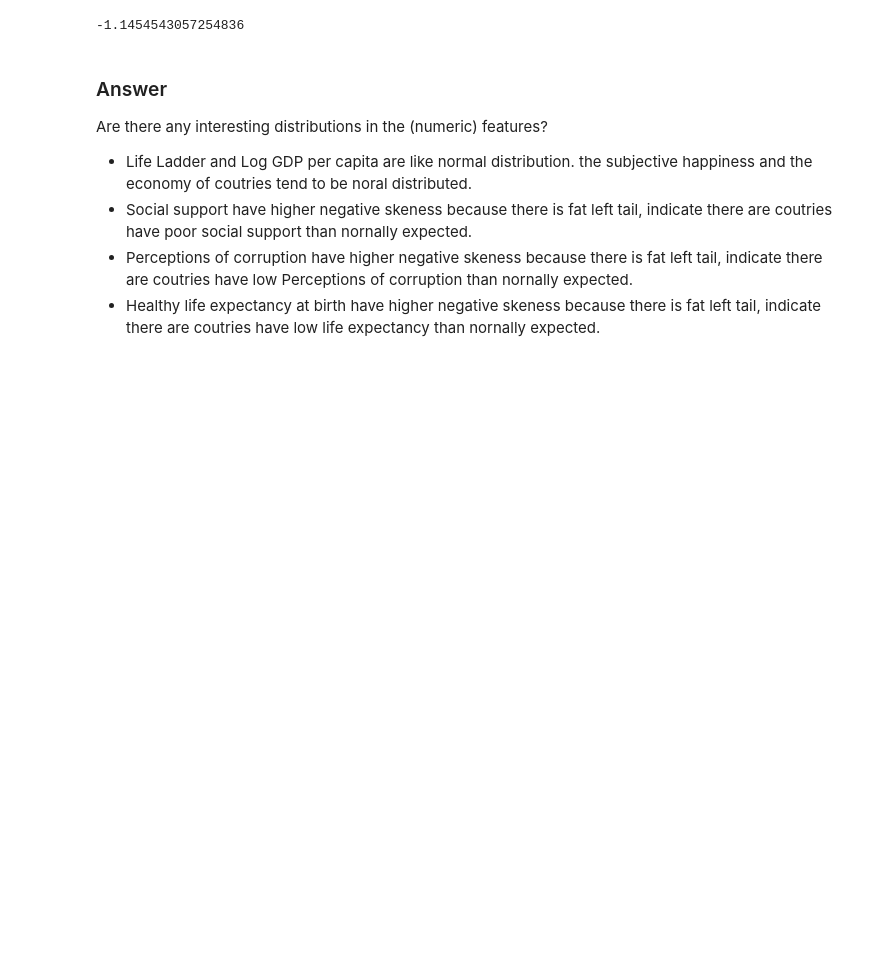
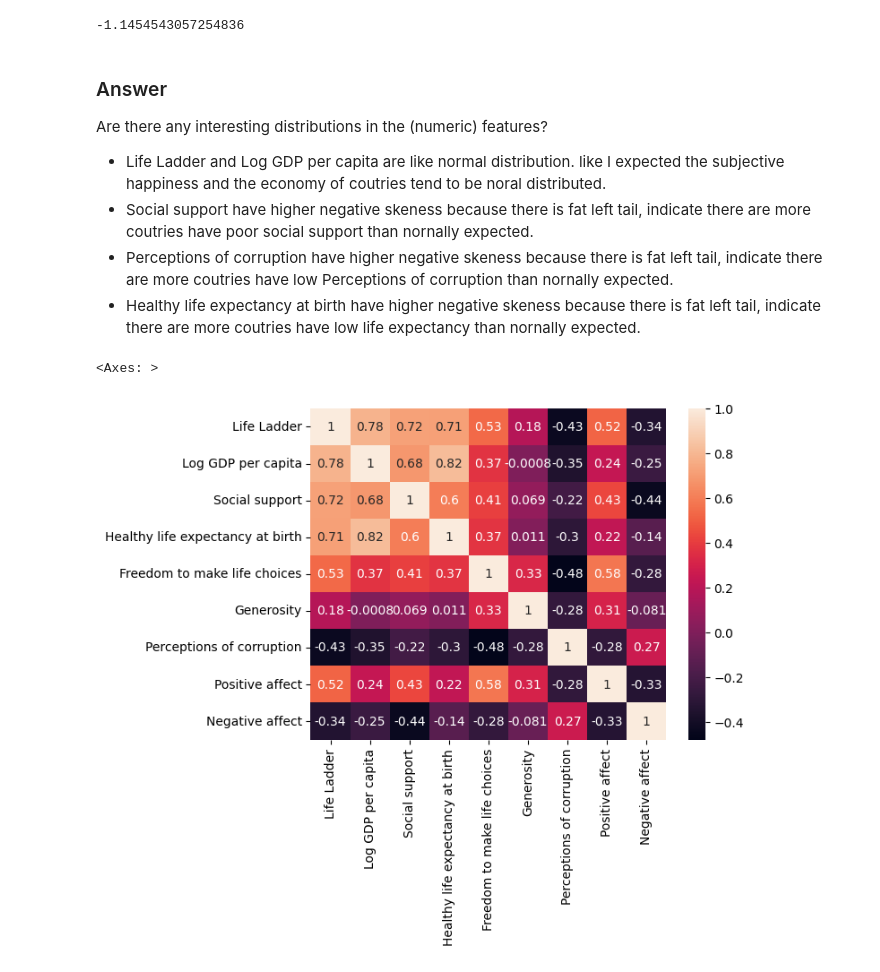
Before and after one commit to USFCA-CS663-Spring2024/happiness-jcai28, a Jupyter notebook: Happiness - Assignment 1 - CS 663 (Machine Learning).ipynb, the cells around one changed output. Saved outputs shown, nothing was run; the diff lists cells and outputs as text; code cells hidden in the pictures; blank space fills up the shorter version.

```diff
--- a/Happiness - Assignment 1 - CS 663 (Machine Learning).ipynb
+++ b/Happiness - Assignment 1 - CS 663 (Machine Learning).ipynb
@@ -113,7 +141,14 @@ df["Healthy life expectancy at birth"].skew()
 ### Answer
 Are there any interesting distributions in the (numeric) features?
 * Life Ladder and Log GDP per capita are like normal distribution.
-the subjective happiness and the economy of coutries tend to be noral distributed.
-* Social support have higher negative skeness because there is fat left tail, indicate there are coutries have poor social support than nornally expected.
-* Perceptions of corruption have higher negative skeness because there is fat left tail, indicate there are coutries have low Perceptions of corruption than nornally expected.
-* Healthy life expectancy at birth have higher negative skeness because there is fat left tail, indicate there are coutries have low life expectancy than nornally expected.
+like I expected the subjective happiness and the economy of coutries tend to be noral distributed.
+* Social support have higher negative skeness because there is fat left tail, indicate there are more coutries have poor social support than nornally expected.
+* Perceptions of corruption have higher negative skeness because there is fat left tail, indicate there are more coutries have low Perceptions of corruption than nornally expected.
+* Healthy life expectancy at birth have higher negative skeness because there is fat left tail, indicate there are more coutries have low life expectancy than nornally expected.
+# %%
+import seaborn as sns
+# Bivariate analysis
+sns.heatmap(df.drop(['year', 'Country name'], axis=1).corr(), annot=True)
+# %% [output]
+<Axes: >
+[figure, added]
```
Also changed, not shown: parts of 34 cells of this notebook.
